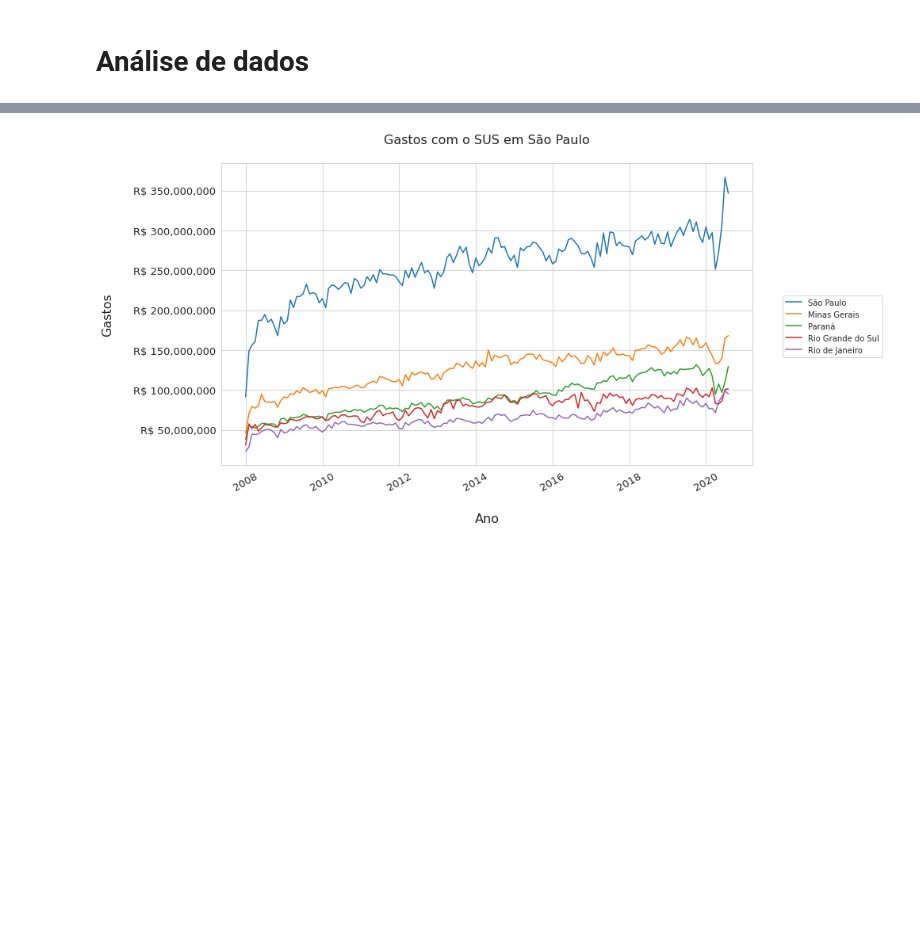
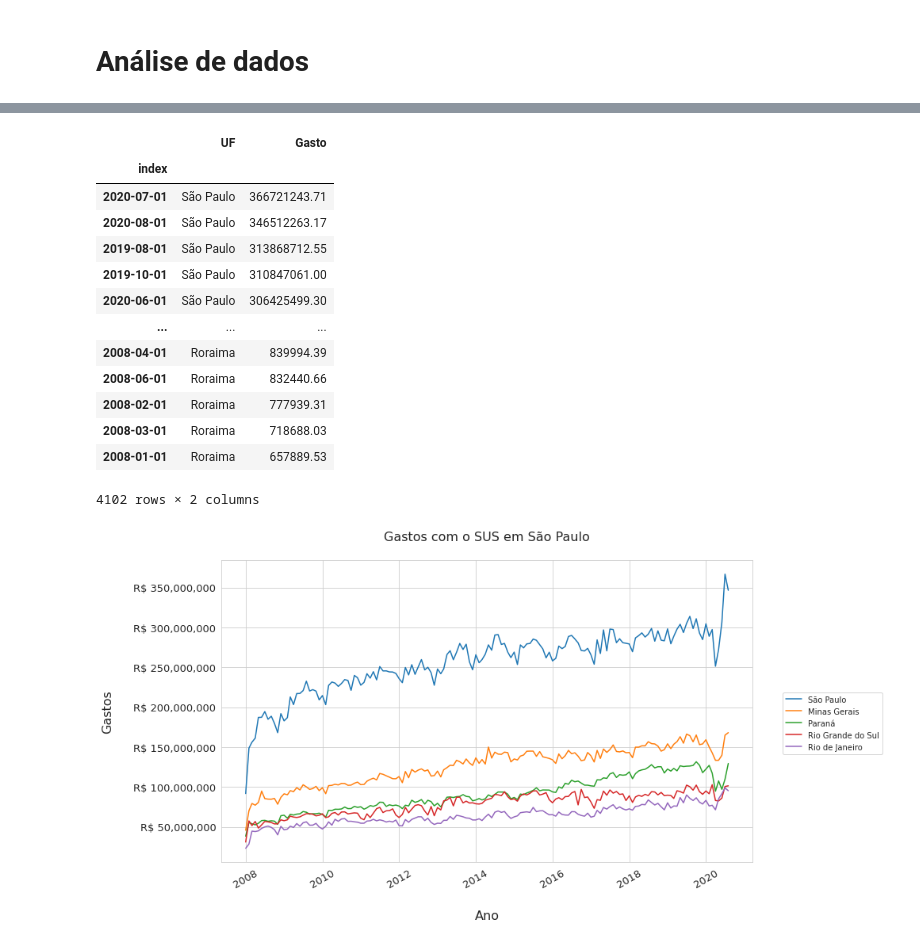
Before and after one commit to LucasGabrielB/Alura-Bootcamp-Data-Science-Aplicada, a Jupyter notebook: Modulo-02/Modulo-02_Aula-04.ipynb, the cells around one changed output, grey strips where cells are left out. Cells and saved outputs as stored; diff of their text form; code cells hidden in the pictures; blank space fills up the shorter version.

```diff
--- a/Modulo-02/Modulo-02_Aula-04.ipynb
+++ b/Modulo-02/Modulo-02_Aula-04.ipynb
@@ -127,6 +127,23 @@ df_datasus_monthly_melt = df_datasus_monthly.reset_index().melt(id_vars=['index'
 df_datasus_monthly_melt.columns = ['UF', 'Gasto']
 df_datasus_monthly_melt.dropna(inplace=True)
 df_datasus_monthly_melt.sort_values(by=['Gasto'], inplace=True, ascending=False)
+# %%
+df_datasus_monthly_melt
+# %% [output]
+|  | UF | Gasto |
+| index |  |  |
+| 2020-07-01 | São Paulo | 366721243.71 |
+| 2020-08-01 | São Paulo | 346512263.17 |
+| 2019-08-01 | São Paulo | 313868712.55 |
+| 2019-10-01 | São Paulo | 310847061.00 |
+| 2020-06-01 | São Paulo | 306425499.30 |
+| ... | ... | ... |
+| 2008-04-01 | Roraima | 839994.39 |
+| 2008-06-01 | Roraima | 832440.66 |
+| 2008-02-01 | Roraima | 777939.31 |
+| 2008-03-01 | Roraima | 718688.03 |
+| 2008-01-01 | Roraima | 657889.53 |
+4102 rows × 2 columns
 # %%
 # dataframe apenas com 5 estados
 df_temp = df_datasus_monthly_melt.query('UF == ["São Paulo", "Minas Gerais", "Paraná", "Rio Grande do Sul", "Rio de Janeiro"]')
```
Also changed, not shown: parts of 2 cells of this notebook.
